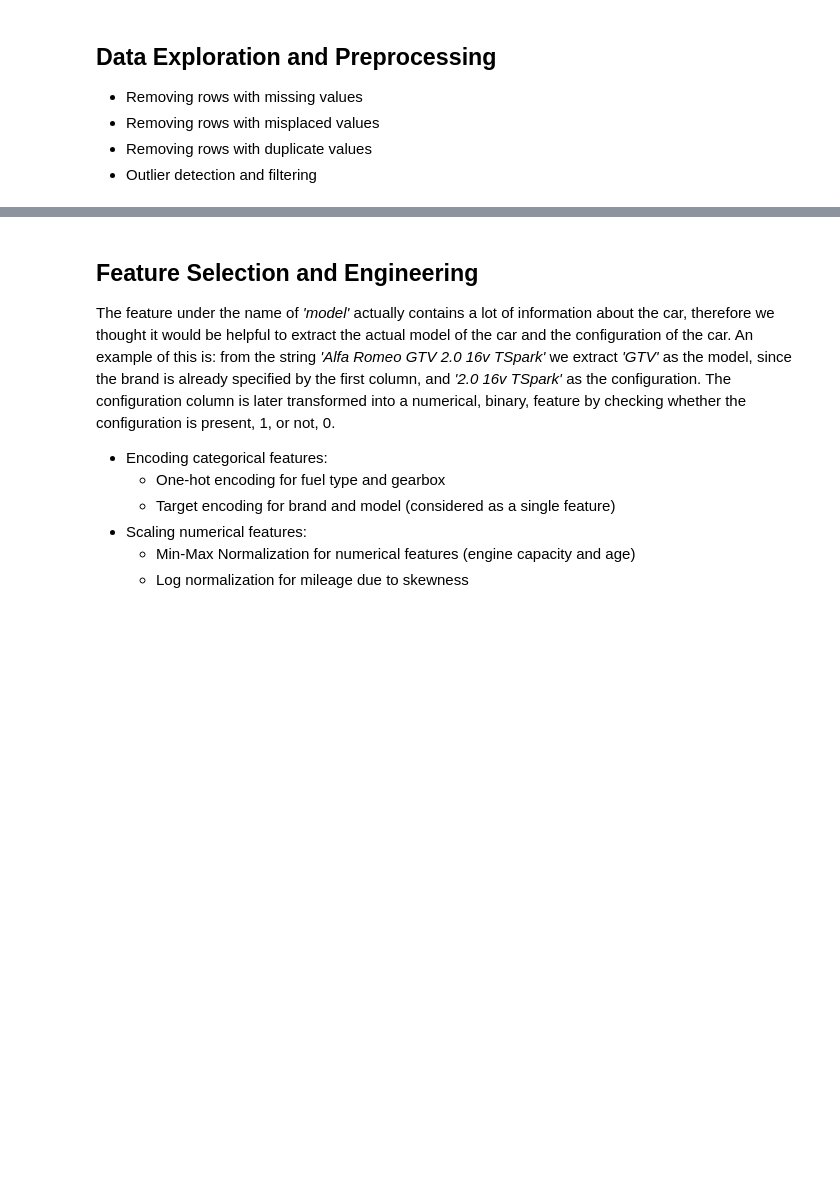
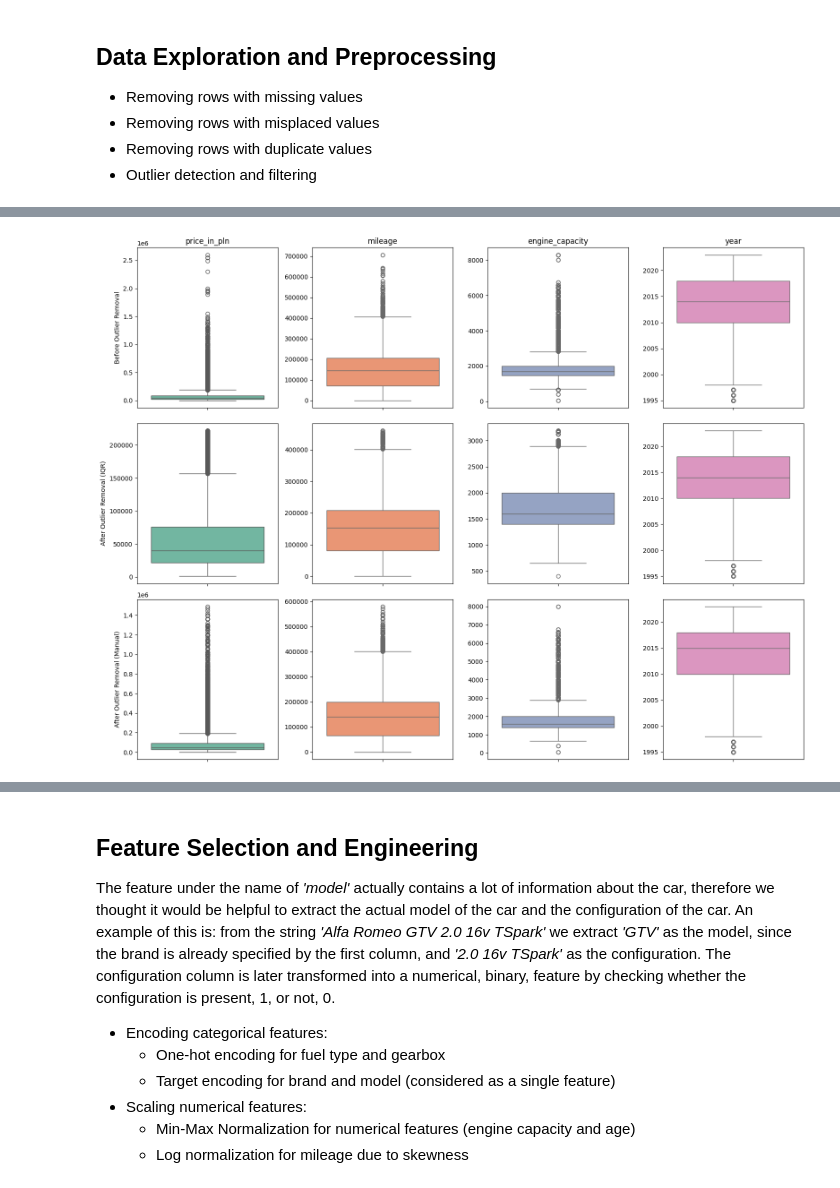
Before and after one commit to andreaalboni/Machine-Learning-Exam, a Jupyter notebook: exam.ipynb, the cells around one changed output, grey strips where cells are left out. Cells and saved outputs as stored; diff of their text form; code cells hidden in the pictures; blank space fills up the shorter version.

Commit message:
Data visualization and boxplots

```diff
--- a/exam.ipynb
+++ b/exam.ipynb
@@ -69,8 +100,25 @@ def clean_all_columns(df):
         df = clean_a_column(df, cat_col, False)
     return df
 
+def remove_outliers_iqr(df, columns, var=1.5):
+    for col in columns:
+        Q1 = df[col].quantile(0.25)
+        Q3 = df[col].quantile(0.75)
+        IQR = Q3 - Q1
+        lower_bound = Q1 - var * IQR
+        upper_bound = Q3 + var * IQR
+        before = df.shape[0]
+        df = df[(df[col] >= lower_bound) & (df[col] <= upper_bound)]
+        after = df.shape[0]
+        print(f"{col}: removed {before - after} outliers")
+    return df
+
 
 df = clean_all_columns(df)
+
+df_before_outlier_removal = df.copy()
+
+df_outlirer = remove_outliers_iqr(df_before_outlier_removal, ['price_in_pln', 'mileage', 'engine_capacity', 'year'], var=2.0)
 # %% [output]
 Processing numeric column: mileage
 Processing numeric column: engine_capacity
@@ -94,0 +164,31 @@ df.drop_duplicates(inplace=True)
+# %%
+# Selecting numerical columns for boxplot visualization
+numerical_cols = df.select_dtypes(include='number').columns
+n = len(numerical_cols)
+
+
+rows = 3  # "before", and "after"
+cols = n  # Number of rows needed for the boxplots
+palette = sns.color_palette("Set2", n_colors=n)
+
+fig, axes = plt.subplots(rows, cols, figsize=(4 * cols, 4 * rows))
+
+titles = ["Before Outlier Removal", "After Outlier Removal (IQR)", "After Outlier Removal (Manual)"]
+dfs = [df_before_outlier_removal, df_outlirer, df]
+
+for row in range(rows):
+    for col_idx, col_name in enumerate(numerical_cols):
+        ax = axes[row, col_idx]
+        sns.boxplot(y=dfs[row][col_name], color=palette[col_idx], ax=ax)
+        if row == 0:
+            ax.set_title(col_name)
+        if col_idx == 0:
+            ax.set_ylabel(titles[row])
+        else:
+            ax.set_ylabel("")
+        ax.set_xlabel("")
+
+plt.tight_layout()
+plt.show()
+# %% [output]
+[figure, added]
```
Also changed, not shown: parts of 11 cells of this notebook.
